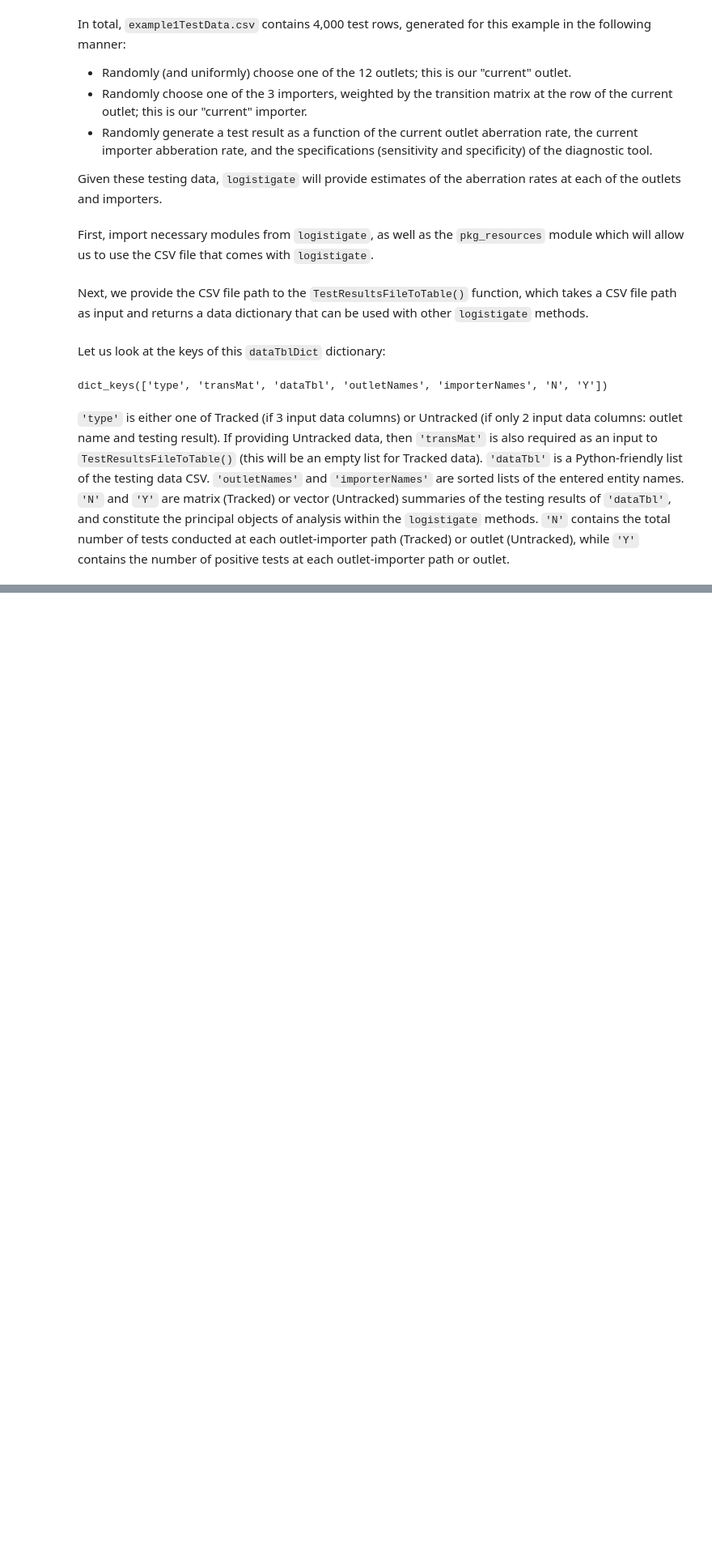
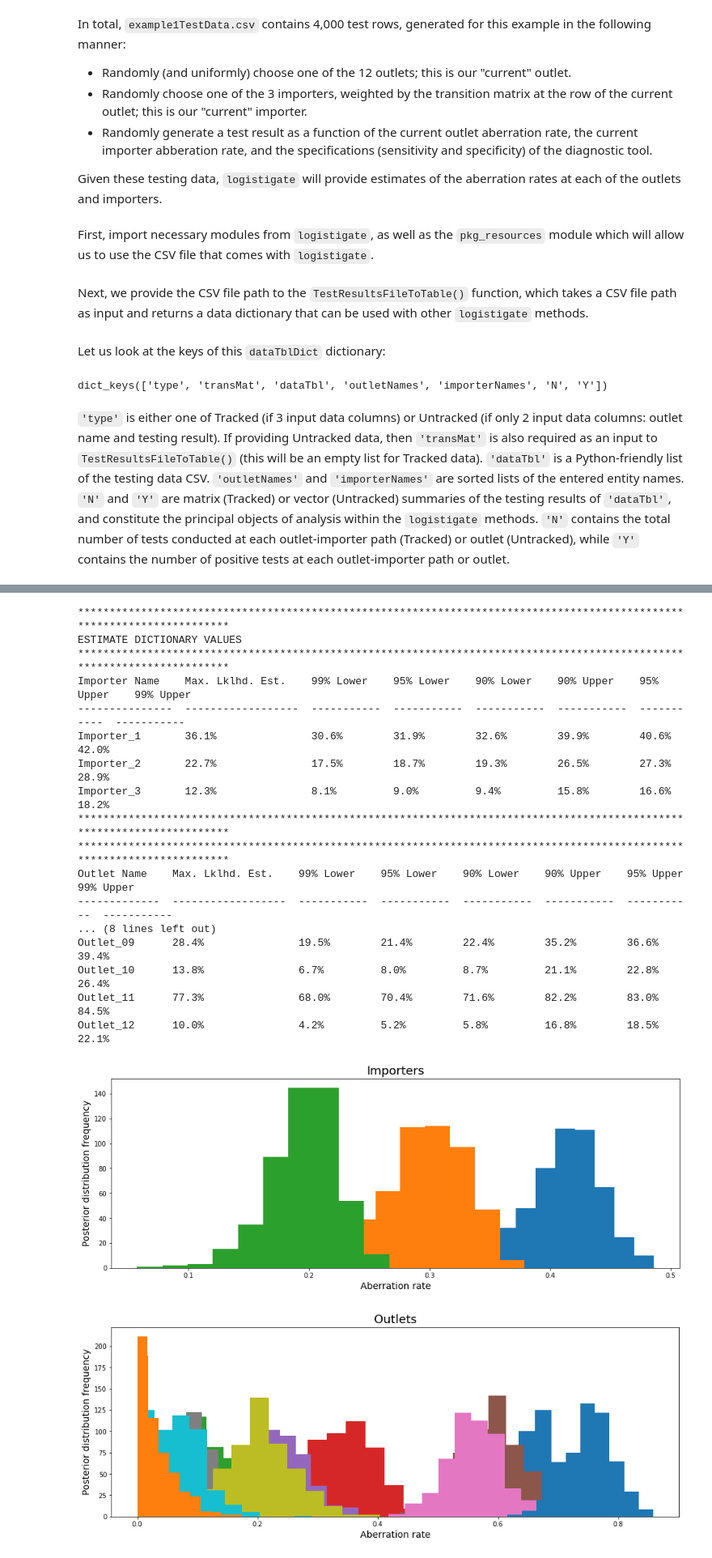
Before and after one commit to eugenewickett/logistigate, a Jupyter notebook: examples/examples.ipynb, the cells around one changed output, grey strips where cells are left out. Shown at 81% size. Cells and saved outputs as stored; diff of their text form; code cells hidden in the pictures; blank space fills up the shorter version.

```diff
--- a/examples/examples.ipynb
+++ b/examples/examples.ipynb
@@ -108,0 +223,27 @@ dataTblDict.update({'diagSens':0.90, 'diagSpec':0.99, 'numPostSamples':500, 'pri
+# %%
+csv1Path = pkg_resources.resource_filename('logistigate','data/example1TestData.csv')
+dataTblDict = util.TestResultsFileToTable(csv1Path)
+dataTblDict.update({'diagSens':0.90, 'diagSpec':0.99, 'numPostSamples':500, 'prior':methods.prior_laplace()})
+logistigateDict = lg.runLogistigate(dataTblDict)
+util.printEstimates(logistigateDict)
+util.plotPostSamples(logistigateDict)
+# %% [output]
+************************************************************************************************************************
+ESTIMATE DICTIONARY VALUES
+************************************************************************************************************************
+Importer Name    Max. Lklhd. Est.    99% Lower    95% Lower    90% Lower    90% Upper    95% Upper    99% Upper
+---------------  ------------------  -----------  -----------  -----------  -----------  -----------  -----------
+Importer_1       36.1%               30.6%        31.9%        32.6%        39.9%        40.6%        42.0%
+Importer_2       22.7%               17.5%        18.7%        19.3%        26.5%        27.3%        28.9%
+Importer_3       12.3%               8.1%         9.0%         9.4%         15.8%        16.6%        18.2%
+************************************************************************************************************************
+************************************************************************************************************************
+Outlet Name    Max. Lklhd. Est.    99% Lower    95% Lower    90% Lower    90% Upper    95% Upper    99% Upper
+-------------  ------------------  -----------  -----------  -----------  -----------  -----------  -----------
+... (8 lines left out)
+Outlet_09      28.4%               19.5%        21.4%        22.4%        35.2%        36.6%        39.4%
+Outlet_10      13.8%               6.7%         8.0%         8.7%         21.1%        22.8%        26.4%
+Outlet_11      77.3%               68.0%        70.4%        71.6%        82.2%        83.0%        84.5%
+Outlet_12      10.0%               4.2%         5.2%         5.8%         16.8%        18.5%        22.1%
+[figure, added]
+[figure, added]
```
Also changed, not shown: parts of 25 cells of this notebook.
